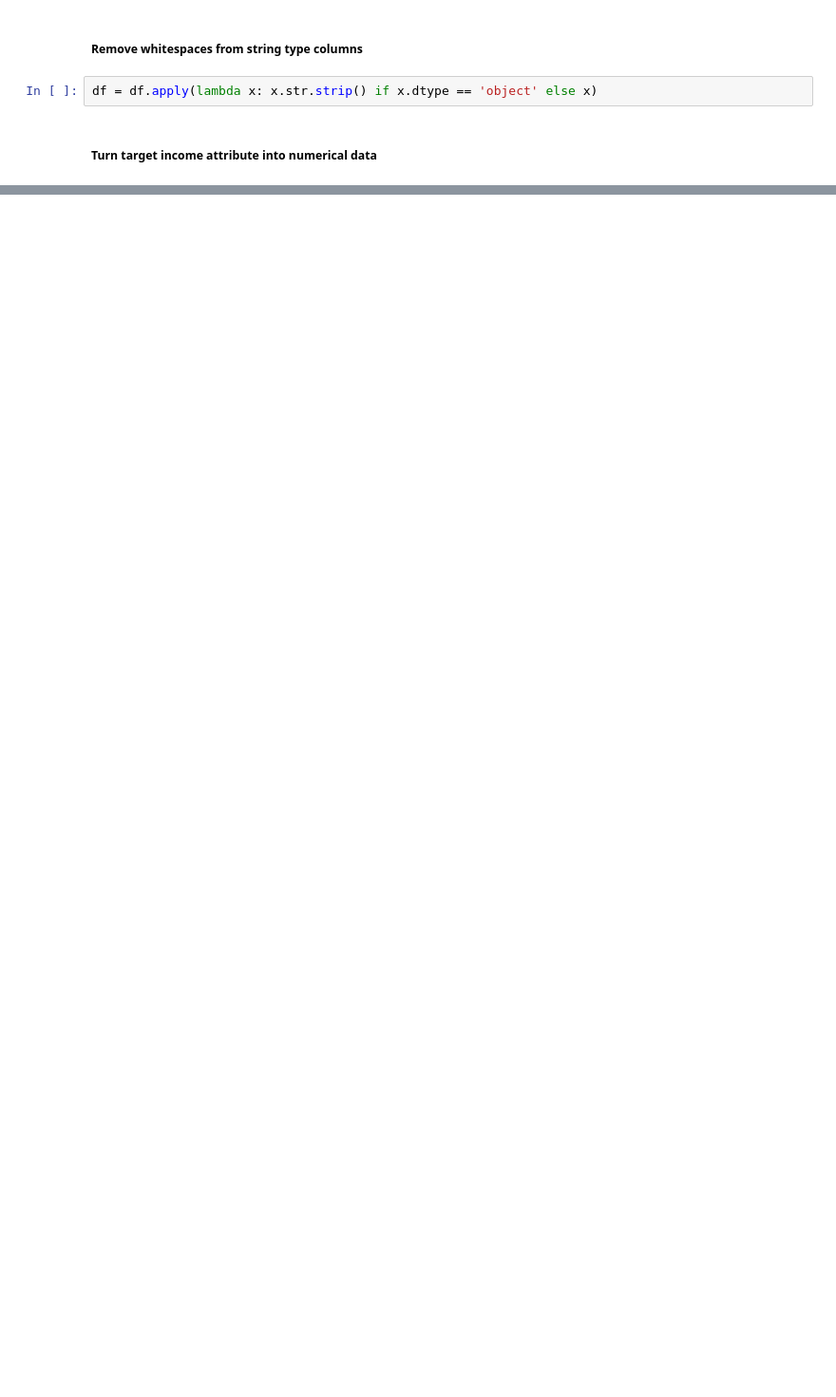
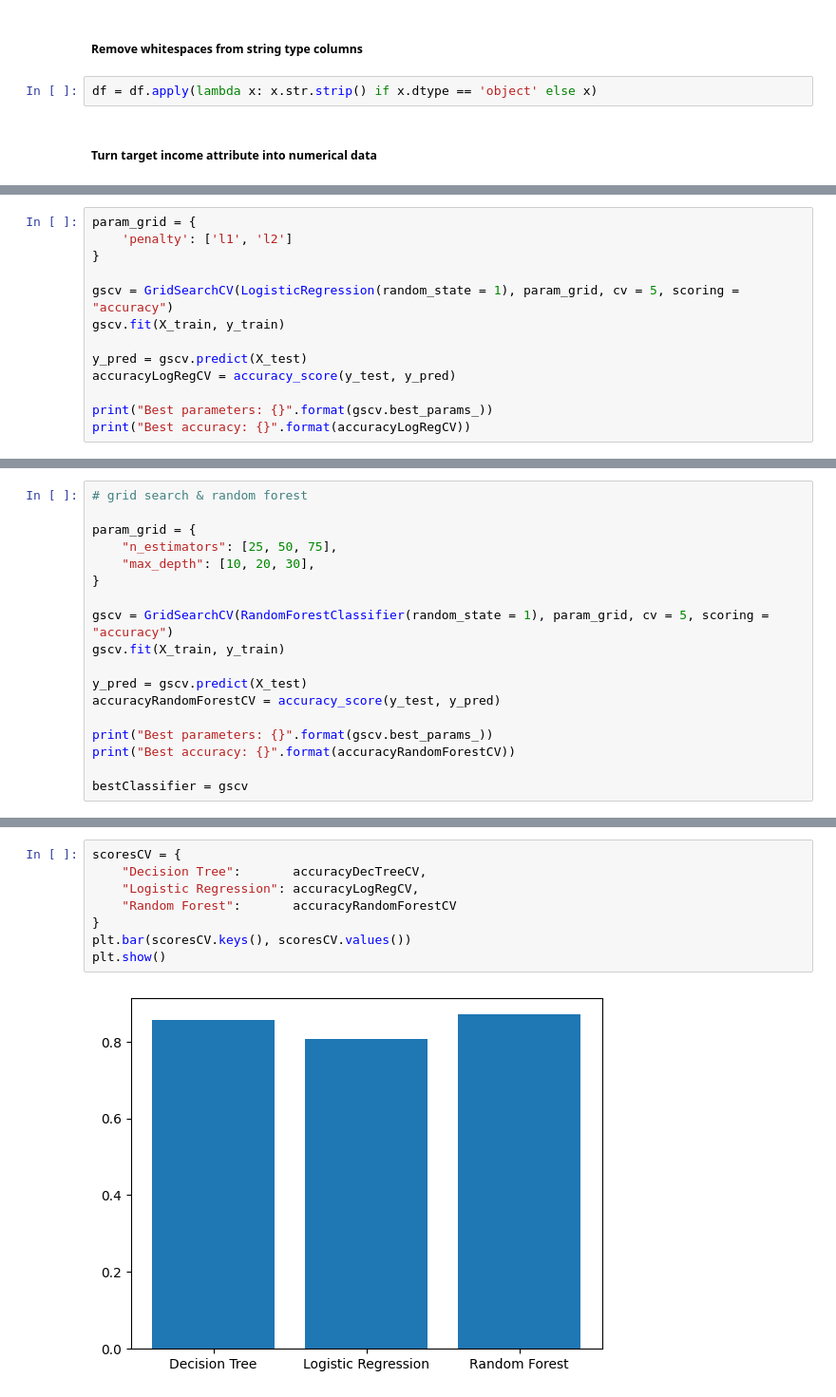
Before and after one commit to michaelslavev/4IZ566-python-semestral, a Jupyter notebook: Income_classification.ipynb, the cells around one changed output, grey strips where cells are left out. Shown: that part at 95% size. Drawn from its saved outputs; the diff is of its cells as text; blank space fills up the shorter version.

```diff
--- a/Income_classification.ipynb
+++ b/Income_classification.ipynb
@@ -245,0 +393,13 @@ df
+# %%
+param_grid = {
+    'penalty': ['l1', 'l2']
+}
+
+gscv = GridSearchCV(LogisticRegression(random_state = 1), param_grid, cv = 5, scoring = "accuracy")
+gscv.fit(X_train, y_train)
+
+y_pred = gscv.predict(X_test)
+accuracyLogRegCV = accuracy_score(y_test, y_pred)
+
+print("Best parameters: {}".format(gscv.best_params_))
+print("Best accuracy: {}".format(accuracyLogRegCV))
@@ -245,0 +411,18 @@ df
+# %%
+# grid search & random forest
+
+param_grid = {
+    "n_estimators": [25, 50, 75],
+    "max_depth": [10, 20, 30],
+}
+
+gscv = GridSearchCV(RandomForestClassifier(random_state = 1), param_grid, cv = 5, scoring = "accuracy")
+gscv.fit(X_train, y_train)
+
+y_pred = gscv.predict(X_test)
+accuracyRandomForestCV = accuracy_score(y_test, y_pred)
+
+print("Best parameters: {}".format(gscv.best_params_))
+print("Best accuracy: {}".format(accuracyRandomForestCV))
+
+bestClassifier = gscv
@@ -245,0 +434,10 @@ df
+# %%
+scoresCV = {
+    "Decision Tree":       accuracyDecTreeCV,
+    "Logistic Regression": accuracyLogRegCV,
+    "Random Forest":       accuracyRandomForestCV
+}
+plt.bar(scoresCV.keys(), scoresCV.values())
+plt.show()
+# %% [output]
+[figure, added]
```
Also changed, not shown: parts of 37 cells of this notebook.
